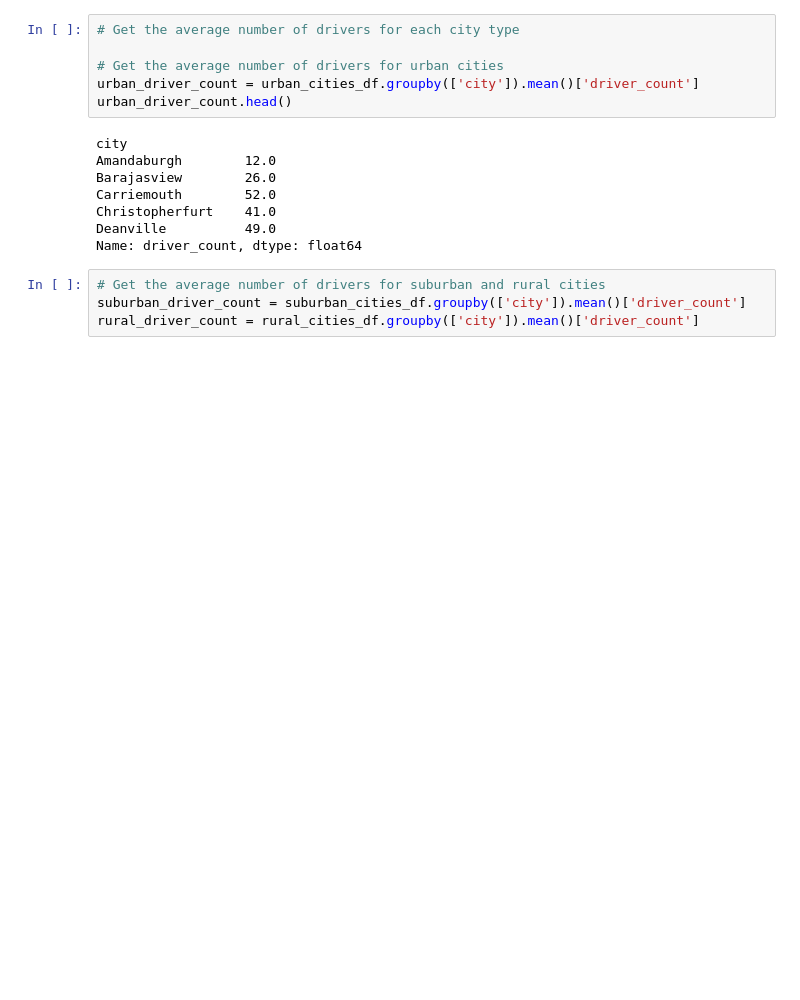
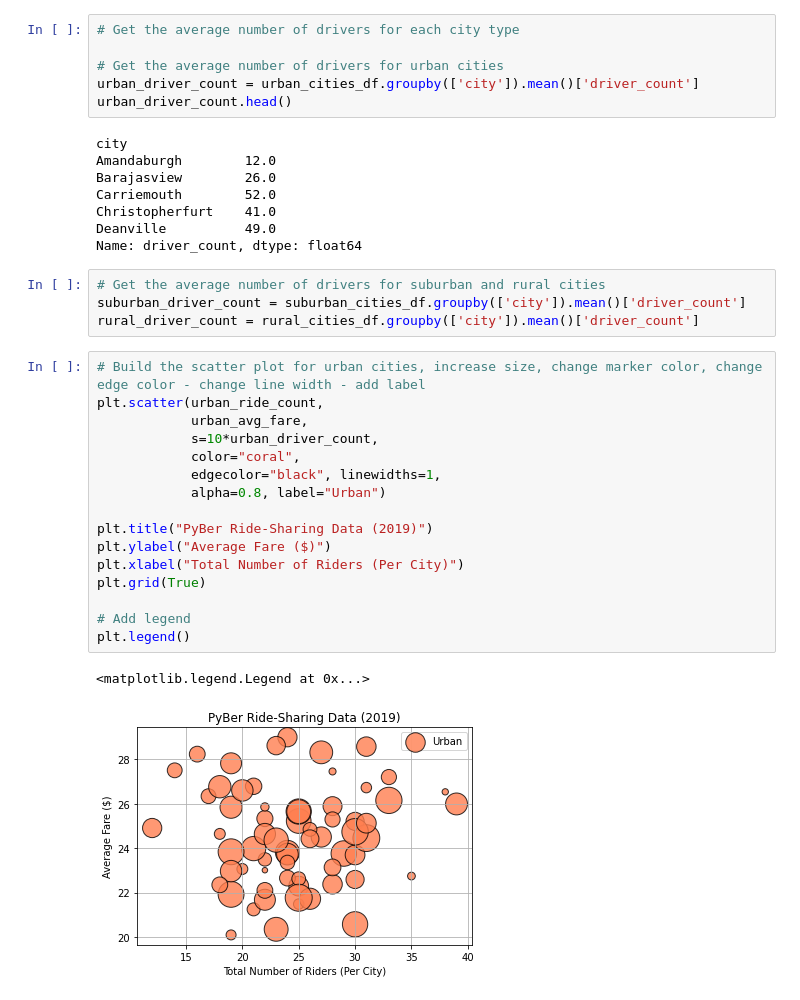
Before and after one commit to Hollisd12/PyBear_Analysis, a Jupyter notebook: PyBer.ipynb, the cells around one changed output. Cells and saved outputs as stored; diff of their text form; blank space fills up the shorter version.

```diff
--- a/PyBer.ipynb
+++ b/PyBer.ipynb
@@ -195,3 +195,22 @@ Name: driver_count, dtype: float64
 # Get the average number of drivers for suburban and rural cities
 suburban_driver_count = suburban_cities_df.groupby(['city']).mean()['driver_count']
 rural_driver_count = rural_cities_df.groupby(['city']).mean()['driver_count']
+# %%
+# Build the scatter plot for urban cities, increase size, change marker color, change edge color - change line width - add label
+plt.scatter(urban_ride_count,
+            urban_avg_fare,
+            s=10*urban_driver_count,
+            color="coral",
+            edgecolor="black", linewidths=1,
+            alpha=0.8, label="Urban")
+
+plt.title("PyBer Ride-Sharing Data (2019)")
+plt.ylabel("Average Fare ($)")
+plt.xlabel("Total Number of Riders (Per City)")
+plt.grid(True)
+
+# Add legend
+plt.legend()
+# %% [output]
+<matplotlib.legend.Legend at 0x...>
+[figure, added]
```
Also changed, not shown: parts of 6 cells of this notebook, 1 other file.
